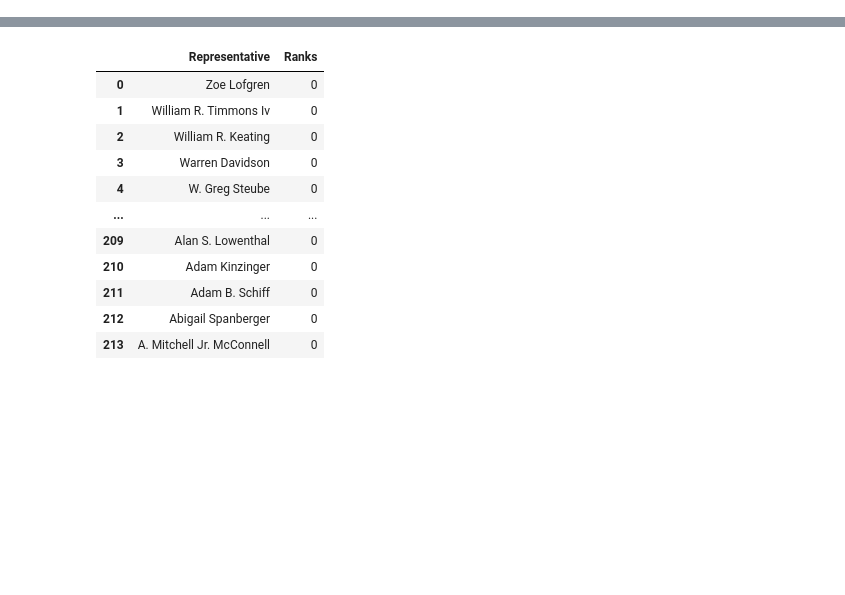
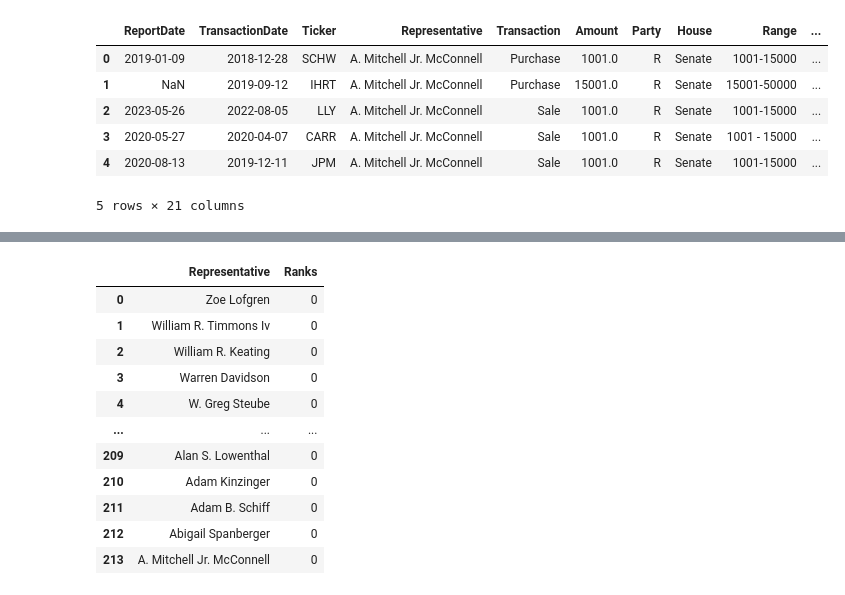
Before and after one commit to maajidhusain/capstone, a Jupyter notebook: Ranking Perms.ipynb, the cells around one changed output, grey strips where cells are left out. Saved outputs shown, nothing was run; the diff lists cells and outputs as text; code cells hidden in the pictures; blank space fills up the shorter version.

```diff
--- a/Ranking Perms.ipynb
+++ b/Ranking Perms.ipynb
@@ -18,3 +18,16 @@ congress.head()
 | 2 | 2018-09-14 | 2018-09-06 | WFC | A. Mitchell Jr. McConnell | Purchase | 1001.0 | R | Senate | 1001 - 15000 | ... |
 | 3 | 2019-03-06 | 2019-03-05 | WFC | A. Mitchell Jr. McConnell | Purchase | 1001.0 | R | Senate | 1001 - 15000 | ... |
 | 4 | 2019-06-14 | 2019-06-03 | VMC | A. Mitchell Jr. McConnell | Sale | 250001.0 | R | Senate | 250001 - 500000 | ... |
+# %%
+thou=npermis(congress,1000)
+# %%
+thous=pd.concat(thou)
+thous.head()
+# %% [output]
+|  | ReportDate | TransactionDate | Ticker | Representative | Transaction | Amount | Party | House | Range | ... |
+| 0 | 2019-01-09 | 2018-12-28 | SCHW | A. Mitchell Jr. McConnell | Purchase | 1001.0 | R | Senate | 1001-15000 | ... |
+| 1 | NaN | 2019-09-12 | IHRT | A. Mitchell Jr. McConnell | Purchase | 15001.0 | R | Senate | 15001-50000 | ... |
+| 2 | 2023-05-26 | 2022-08-05 | LLY | A. Mitchell Jr. McConnell | Sale | 1001.0 | R | Senate | 1001-15000 | ... |
+| 3 | 2020-05-27 | 2020-04-07 | CARR | A. Mitchell Jr. McConnell | Sale | 1001.0 | R | Senate | 1001 - 15000 | ... |
+| 4 | 2020-08-13 | 2019-12-11 | JPM | A. Mitchell Jr. McConnell | Sale | 1001.0 | R | Senate | 1001-15000 | ... |
+5 rows × 21 columns
```
Also changed, not shown: parts of 8 cells of this notebook, 3 other files.
